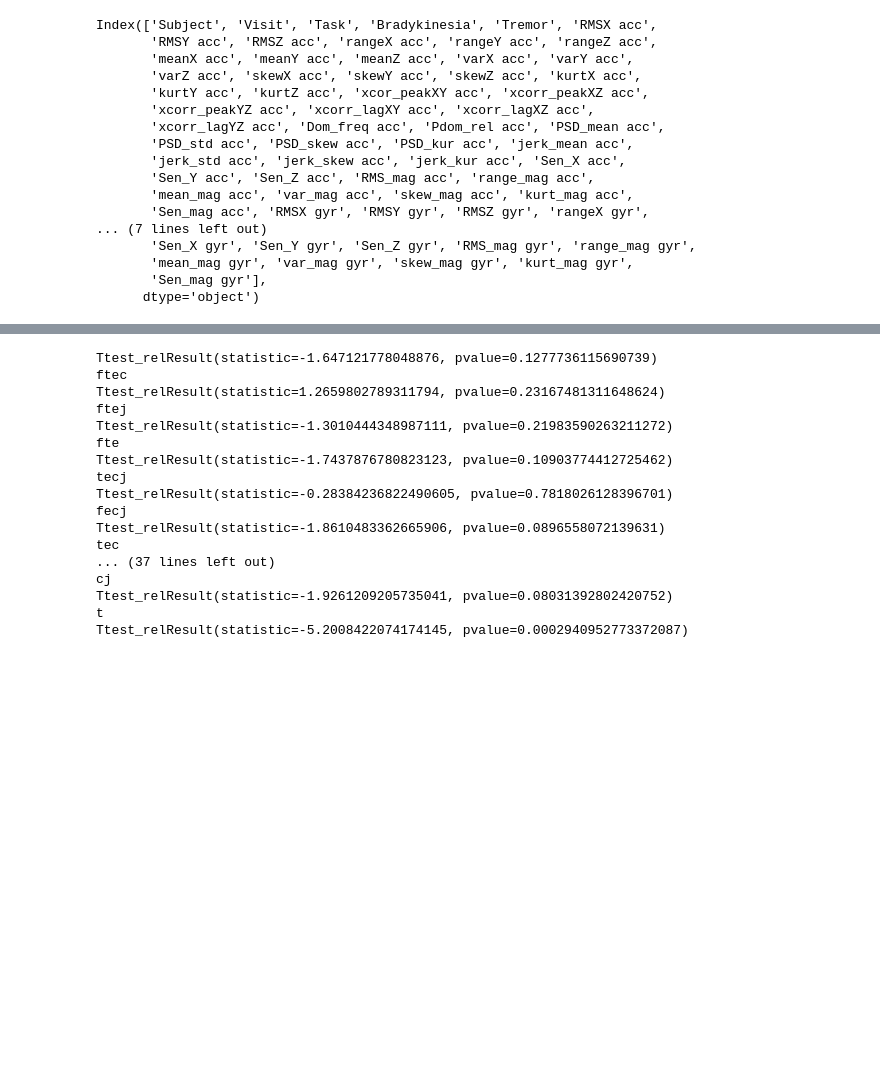
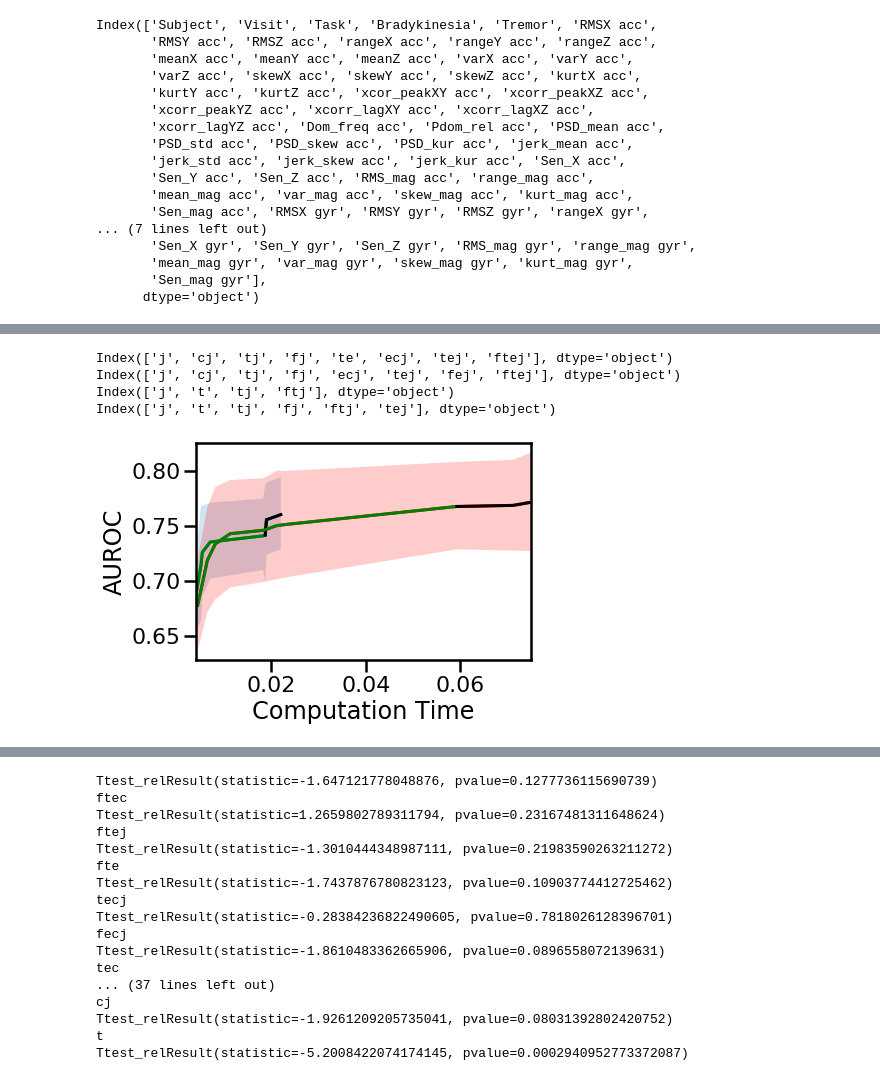
Before and after one commit to nshawen/CIS-PD-Optimization, a Jupyter notebook: FeaturesAnalysis.ipynb, the cells around one changed output, grey strips where cells are left out. Drawn from its saved outputs; the diff is of its cells as text; code cells hidden in the pictures; blank space fills up the shorter version.

```diff
--- a/FeaturesAnalysis.ipynb
+++ b/FeaturesAnalysis.ipynb
@@ -631,0 +730,48 @@ def newSelection(mode,symptom,classifier):
+# %%
+mag_dict = {}
+TB = D.iloc[:,0]; diff = TB.diff()>=0; diff.iloc[0]=True
+while not all(diff):
+    TB = TB[diff]
+    diff = TB.diff()>=0; diff.iloc[0]=True
+mag_dict['TB']=[results['sensor']['Tremor']['Binary']['res_groups'][g]['Random Forest']['auroc'] for g in TB.index]
+print(TB.index)
+TB.index = D.Times.loc[TB.index]
+
+TM = D.iloc[:,1]; diff = TM.diff()>=0; diff.iloc[0]=True
+while not all(diff):
+    TM = TM[diff]
+    diff = TM.diff()>=0; diff.iloc[0]=True
+mag_dict['TM']=[results['sensor']['Tremor']['Multiclass']['res_groups'][g]['Random Forest']['RMS'] for g in TM.index]
+print(TM.index)
+TM.index = D.Times.loc[TM.index]
+
+BB = D.iloc[:,2]; diff = BB.diff()>=0; diff.iloc[0]=True
+while not all(diff):
+    BB = BB[diff]
+    diff = BB.diff()>=0; diff.iloc[0]=True
+mag_dict['BB']=[results['sensor']['Bradykinesia']['Binary']['res_groups'][g]['Random Forest']['auroc'] for g in BB.index]
+print(BB.index)
+BB.index = D.Times.loc[BB.index]
+
+BM = D.iloc[:,3]; diff = BM.diff()>=0; diff.iloc[0]=True
+while not all(diff):
+    BM = BM[diff]
+    diff = BM.diff()>=0; diff.iloc[0]=True
+mag_dict['BM']=[results['sensor']['Bradykinesia']['Multiclass']['res_groups'][g]['Random Forest']['RMS'] for g in BM.index]
+print(BM.index)
+BM.index = D.Times.loc[BM.index]
+# %% [output]
+Index(['j', 'cj', 'tj', 'fj', 'te', 'ecj', 'tej', 'ftej'], dtype='object')
+Index(['j', 'cj', 'tj', 'fj', 'ecj', 'tej', 'fej', 'ftej'], dtype='object')
+Index(['j', 't', 'tj', 'ftj'], dtype='object')
+Index(['j', 't', 'tj', 'fj', 'ftj', 'tej'], dtype='object')
+# %%
+ax = sns.tsplot(pd.DataFrame(mag_dict['TB']).transpose().dropna().values,time=TB.index)
+sns.tsplot(pd.DataFrame(full_dict['TB']).transpose().dropna().values,time=TB_full.index,color='r')
+TB.iloc[:7].plot(color='g');TB.iloc[5:].plot(color='k')
+TB_full.iloc[:-2].plot(color='g');TB_full.iloc[-3:].plot(color='k')
+ax.set_xlabel('Computation Time')
+ax.set_ylabel('AUROC')
+plt.savefig('C:\\Users\\nshawen\\Box\\CIS-PD Optimization\\Images\\Features_TremorBinary.svg')
+# %% [output]
+[figure, added]
```
Also changed, not shown: parts of 38 cells of this notebook.
